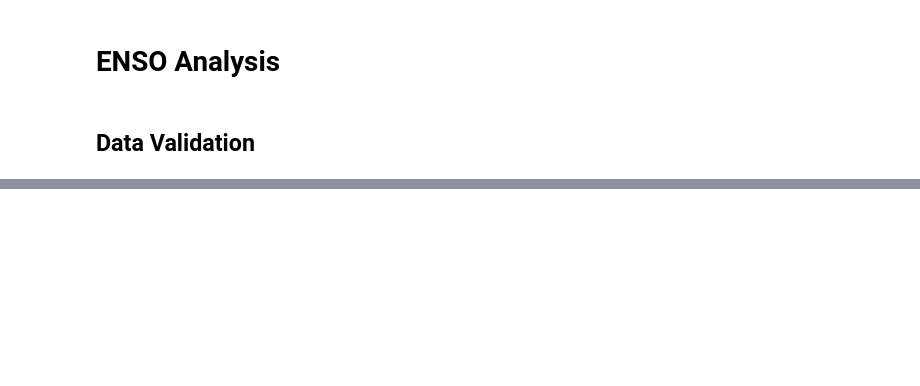
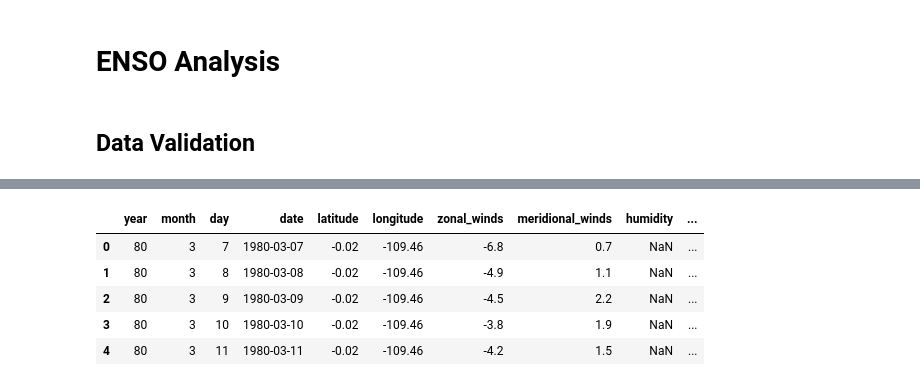
Before and after one commit to agraglez/enso-analysis, a Jupyter notebook: notebooks/enso-analysis.ipynb, the cells around one changed output, grey strips where cells are left out. Saved outputs shown, nothing was run; the diff lists cells and outputs as text; code cells hidden in the pictures; blank space fills up the shorter version.

```diff
--- a/notebooks/enso-analysis.ipynb
+++ b/notebooks/enso-analysis.ipynb
@@ -44,0 +209,6 @@ tao.head()
+# %%
+# Changing columns to their appropiate type
+col_types = {'year': int, 'month': int, 'day': int, 'zonal_winds': float, 'meridional_winds': float, 'humidity': float, 'air_temperature': float,
+             'air_temperature': float, 'sea_surface_temperature': float}
+elnino = elnino.astype(col_types)
+elnino['date'] = pd.to_datetime(elnino['date'], yearfirst = True)
@@ -44,0 +247,6 @@ tao.head()
+# %%
+# Averaging duplicated values of the columns above
+col_names = ['date', 'latitude', 'longitude']
+summaries = {'year': 'first', 'month': 'first', 'day': 'first', 'zonal_winds' : 'first', 'meridional_winds' : 'first',
+             'humidity': 'first', 'air_temperature':'mean', 'sea_surface_temperature' : 'mean'}
+elnino = elnino.groupby(by=col_names).agg(summaries).reset_index()
@@ -44,0 +302,10 @@ tao.head()
+# %%
+enso = enso.sort_values(by='date')
+enso.head()
+# %% [output]
+|  | year | month | day | date | latitude | longitude | zonal_winds | meridional_winds | humidity | ... |
+| 0 | 80 | 3 | 7 | 1980-03-07 | -0.02 | -109.46 | -6.8 | 0.7 | NaN | ... |
+| 1 | 80 | 3 | 8 | 1980-03-08 | -0.02 | -109.46 | -4.9 | 1.1 | NaN | ... |
+| 2 | 80 | 3 | 9 | 1980-03-09 | -0.02 | -109.46 | -4.5 | 2.2 | NaN | ... |
+| 3 | 80 | 3 | 10 | 1980-03-10 | -0.02 | -109.46 | -3.8 | 1.9 | NaN | ... |
+| 4 | 80 | 3 | 11 | 1980-03-11 | -0.02 | -109.46 | -4.2 | 1.5 | NaN | ... |
```
Also changed, not shown: parts of 48 cells of this notebook.
